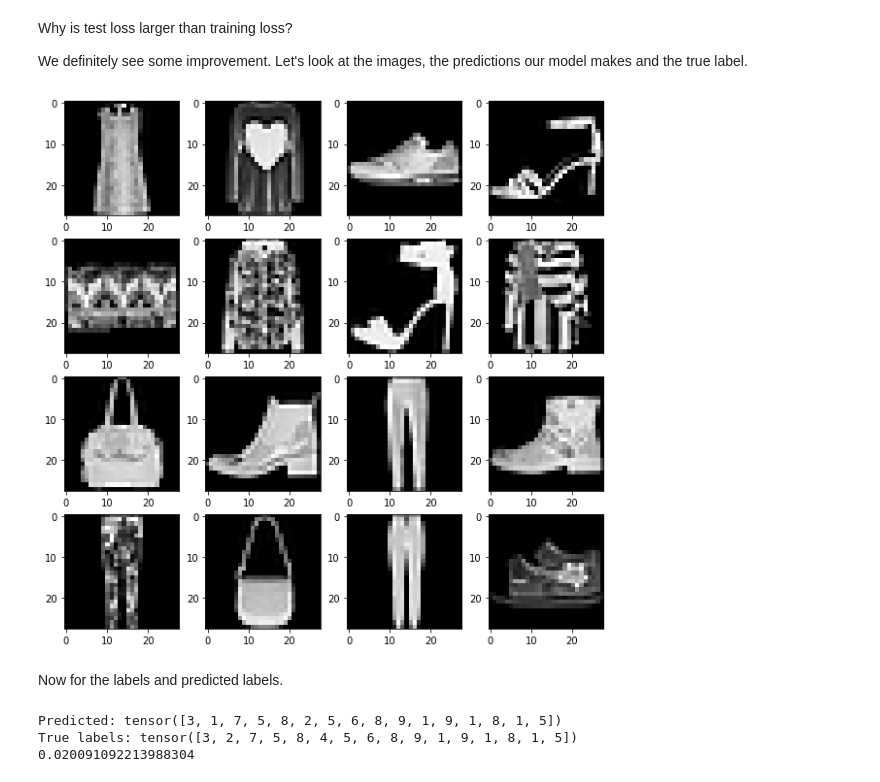
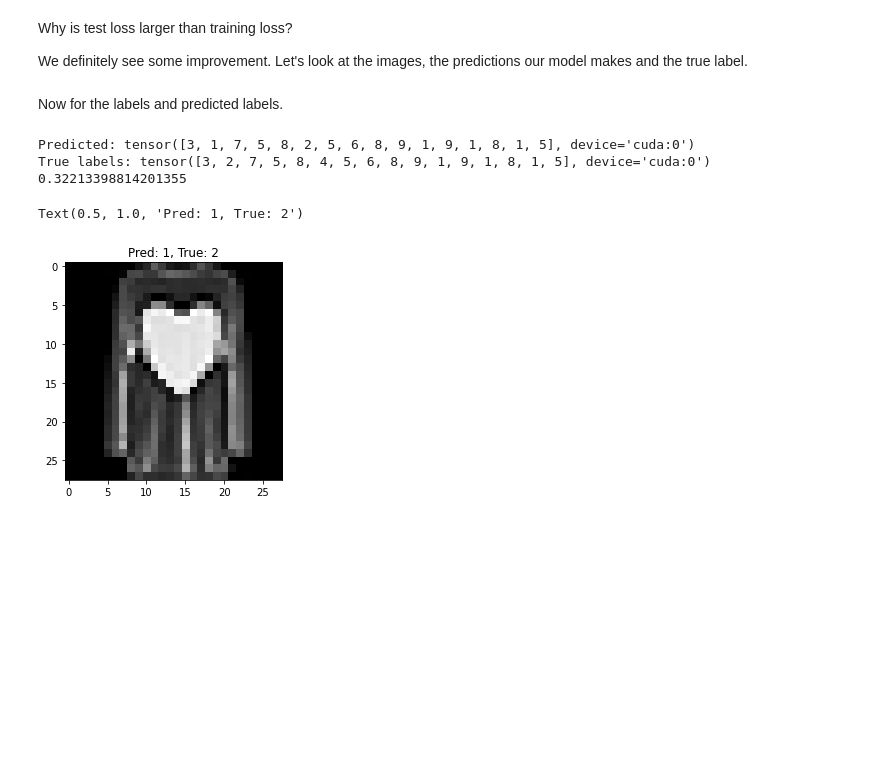
Before and after one commit to parisimaa/dl-demos, a Jupyter notebook: demo01-basics.ipynb, the cells around one changed output. Cells and saved outputs as stored; diff of their text form; code cells hidden in the pictures; blank space fills up the shorter version.

```diff
--- a/demo01-basics.ipynb
+++ b/demo01-basics.ipynb
@@ -198,22 +266,22 @@ plt.show()
 Why is test loss larger than training loss?
 
 We definitely see some improvement. Let's look at the images, the predictions our model makes and the true label.
-# %%
-plt.figure(figsize=(10,10))
-for index in np.arange(0,16):
-  plt.subplot(4,4,index+1)
-  plt.imshow(images[index].cpu().squeeze().numpy(),cmap=plt.cm.gray)
-# %% [output]
-[figure, removed]
 # %% [markdown]
 Now for the labels and predicted labels.
 # %%
-predicted_output = model(images)
-print('Predicted:', torch.max(predicted_output, 1)[1])
+predicted_outputs = model(images)
+predicted_classes = torch.max(predicted_outputs, 1)[1]
+print('Predicted:', predicted_classes)
 fit = loss(predicted_output, labels)
 print('True labels:', labels)
-print(fit.item()/ len(labels))
+print(fit.item())
 # %% [output]
-Predicted: tensor([3, 1, 7, 5, 8, 2, 5, 6, 8, 9, 1, 9, 1, 8, 1, 5])
-True labels: tensor([3, 2, 7, 5, 8, 4, 5, 6, 8, 9, 1, 9, 1, 8, 1, 5])
-0.020091092213988304
+Predicted: tensor([3, 1, 7, 5, 8, 2, 5, 6, 8, 9, 1, 9, 1, 8, 1, 5], device='cuda:0')
+True labels: tensor([3, 2, 7, 5, 8, 4, 5, 6, 8, 9, 1, 9, 1, 8, 1, 5], device='cuda:0')
+0.32213398814201355
+# %%
+plt.imshow(images[1].squeeze().cpu(), cmap=plt.cm.gray)
+plt.title(f'Pred: {predicted_classes[1].item()}, True: {labels[1].item()}')
+# %% [output]
+Text(0.5, 1.0, 'Pred: 1, True: 2')
+[figure, added]
```
Also changed, not shown: parts of 29 cells of this notebook.
